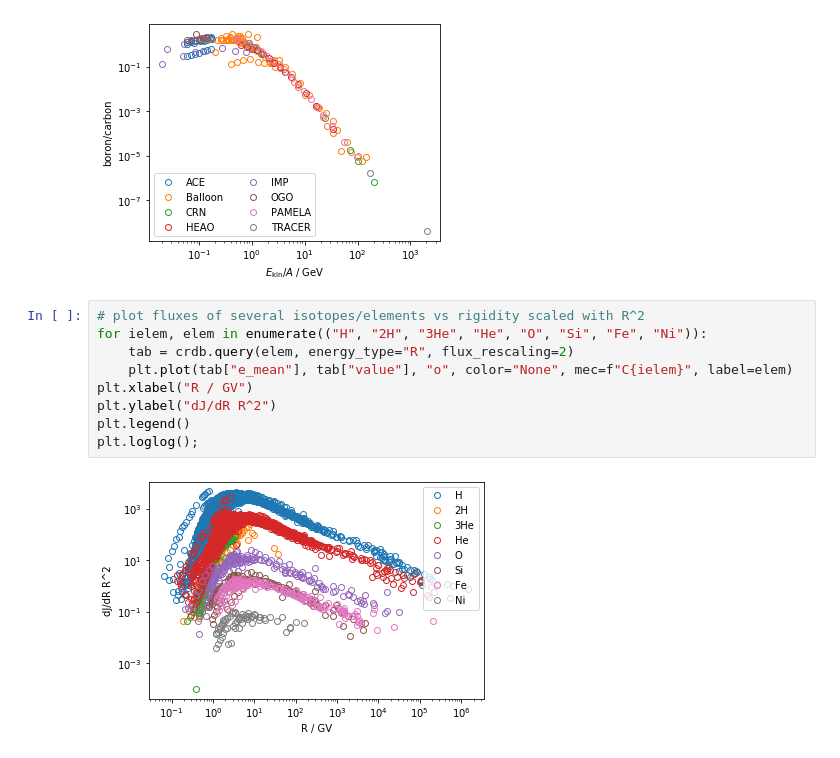
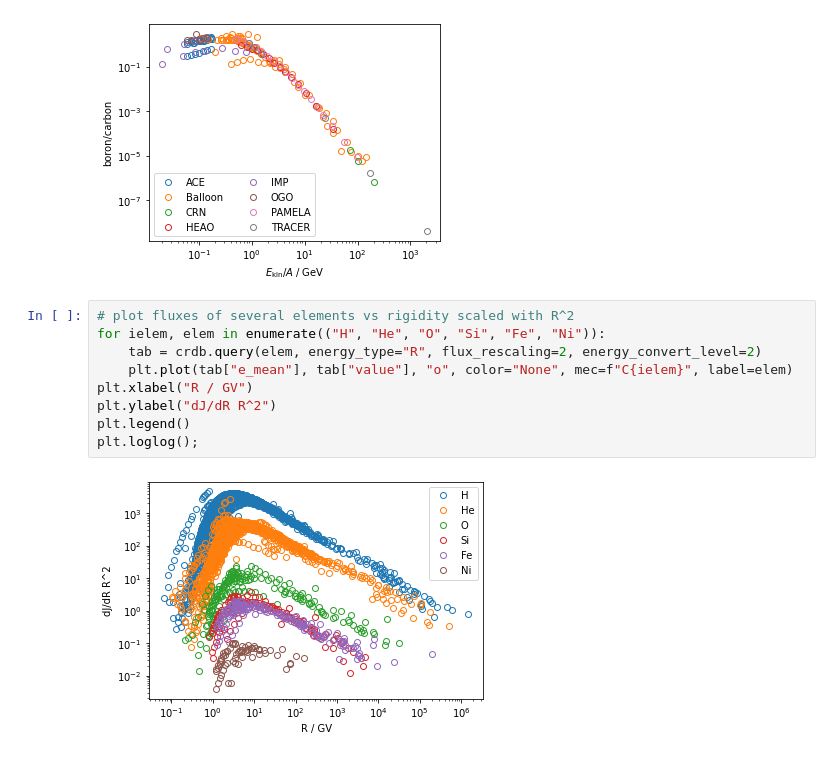
Before and after one commit to crdb-project/tutorial, a Jupyter notebook: CRDB REST query tutorial.ipynb, the cells around one changed output. Drawn from its saved outputs; the diff is of its cells as text.

Commit message:
update of tutorial after release of crdb-4.0

```diff
--- a/CRDB REST query tutorial.ipynb
+++ b/CRDB REST query tutorial.ipynb
@@ -148,13 +148,13 @@ plt.loglog();
 # %% [output]
 [figure]
 # %%
-# plot fluxes of several isotopes/elements vs rigidity scaled with R^2
-for ielem, elem in enumerate(("H", "2H", "3He", "He", "O", "Si", "Fe", "Ni")):
-    tab = crdb.query(elem, energy_type="R", flux_rescaling=2)
+# plot fluxes of several elements vs rigidity scaled with R^2
+for ielem, elem in enumerate(("H", "He", "O", "Si", "Fe", "Ni")):
+    tab = crdb.query(elem, energy_type="R", flux_rescaling=2, energy_convert_level=2)
     plt.plot(tab["e_mean"], tab["value"], "o", color="None", mec=f"C{ielem}", label=elem)
 plt.xlabel("R / GV")
 plt.ylabel("dJ/dR R^2")
 plt.legend()
 plt.loglog();
 # %% [output]
-[figure, old version]
+[figure, new version]
```
Also changed, not shown: parts of 8 cells of this notebook.
